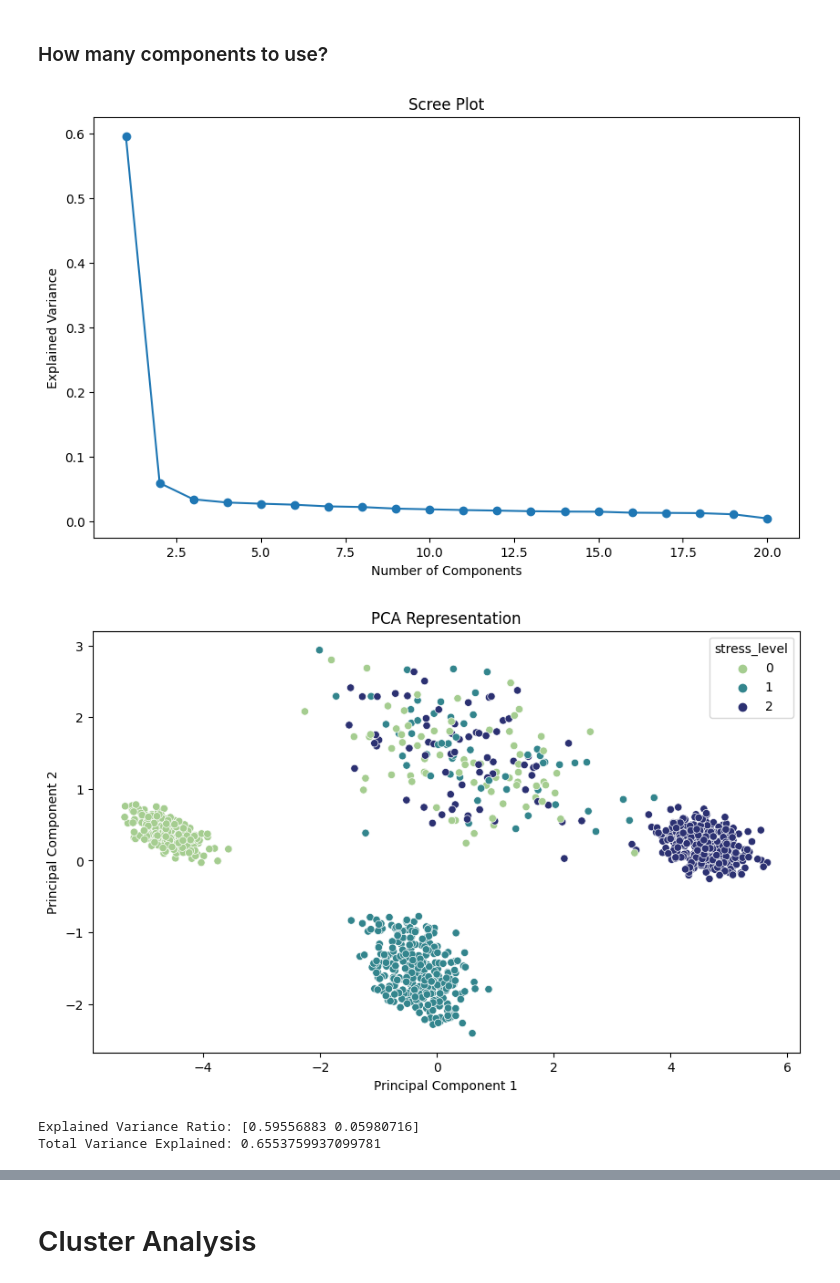
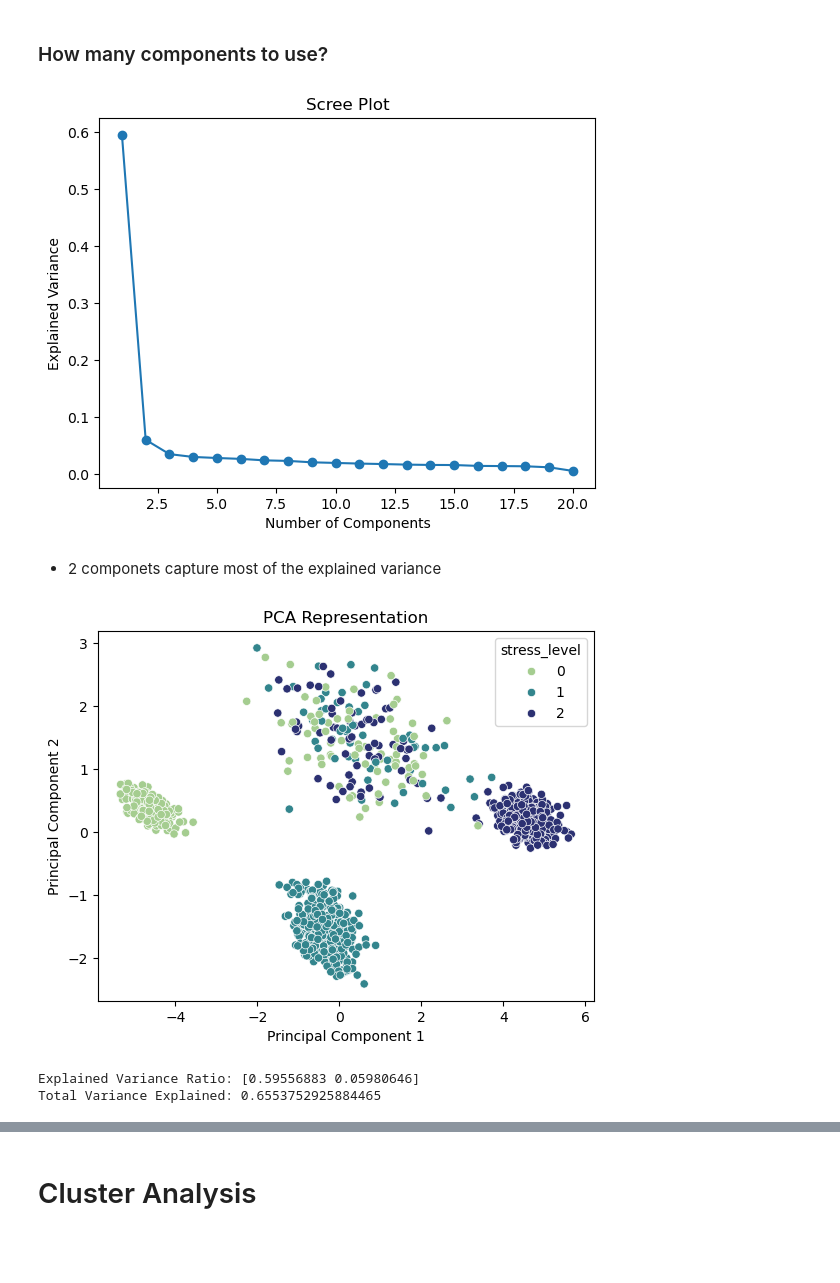
Before and after one commit to Kevin-Trivino/Student-Stress-Analysis-Prediction, a Jupyter notebook: stress-factors-analysis.ipynb, the cells around one changed output, grey strips where cells are left out. Cells and saved outputs as stored; diff of their text form; code cells hidden in the pictures; blank space fills up the shorter version.

```diff
--- a/stress-factors-analysis.ipynb
+++ b/stress-factors-analysis.ipynb
@@ -16,7 +21,7 @@ import warnings
 warnings.filterwarnings("ignore")
 # %%
 # Load the data
-myd = pd.read_csv("/kaggle/input/student-stress-factors-a-comprehensive-analysis/StressLevelDataset.csv")
+myd = pd.read_csv("StressLevelDataset.csv")
 
 # Display the first 5 rows of the data
 myd.head()
@@ -167,33 +168,32 @@ Using more so for latent variable discovery as compared to dimensionality reduct
 # %%
 # PCA
 
 # Scree plot
 pca = PCA()
 pca.fit(X_scaled)
-plt.figure(figsize=(10, 6))
+
 plt.plot(range(1, len(pca.explained_variance_ratio_) + 1), pca.explained_variance_ratio_, marker='o')
 plt.title('Scree Plot')
 plt.xlabel('Number of Components')
 plt.ylabel('Explained Variance')
 plt.show()
 # %% [output]
-[figure, old version]
+[figure, new version]
+# %% [markdown]
+- 2 componets capture most of the explained variance
 # %%
-# 2 components explain most of the variance
-
 # Fit PCA with 2 components
 pca = PCA(n_components=2)
 X_pca = pca.fit_transform(X_scaled)
 
 # Plot PCA representation
-plt.figure(figsize=(10, 6))
 sns.scatterplot(x=X_pca[:, 0], y=X_pca[:, 1], hue=y, palette='crest') #cividis
 plt.title('PCA Representation')
 plt.xlabel('Principal Component 1')
 plt.ylabel('Principal Component 2')
 plt.show()
 # %% [output]
-[figure, old version]
+[figure, new version]
 # %%
 # Explained Variance Ratio
 explained_variance_ratio = pca.explained_variance_ratio_
@@ -203,8 +203,8 @@ print("Explained Variance Ratio:", explained_variance_ratio)
 total_variance_explained = np.sum(explained_variance_ratio)
 print("Total Variance Explained:", total_variance_explained)
 # %% [output]
-Explained Variance Ratio: [0.59556883 0.05980716]
-Total Variance Explained: 0.6553759937099781
+Explained Variance Ratio: [0.59556883 0.05980646]
+Total Variance Explained: 0.6553752925884465
 # %%
 # Access loading coefficients for all variables
 loadings = pca.components_
```
Also changed, not shown: parts of 67 cells of this notebook.
